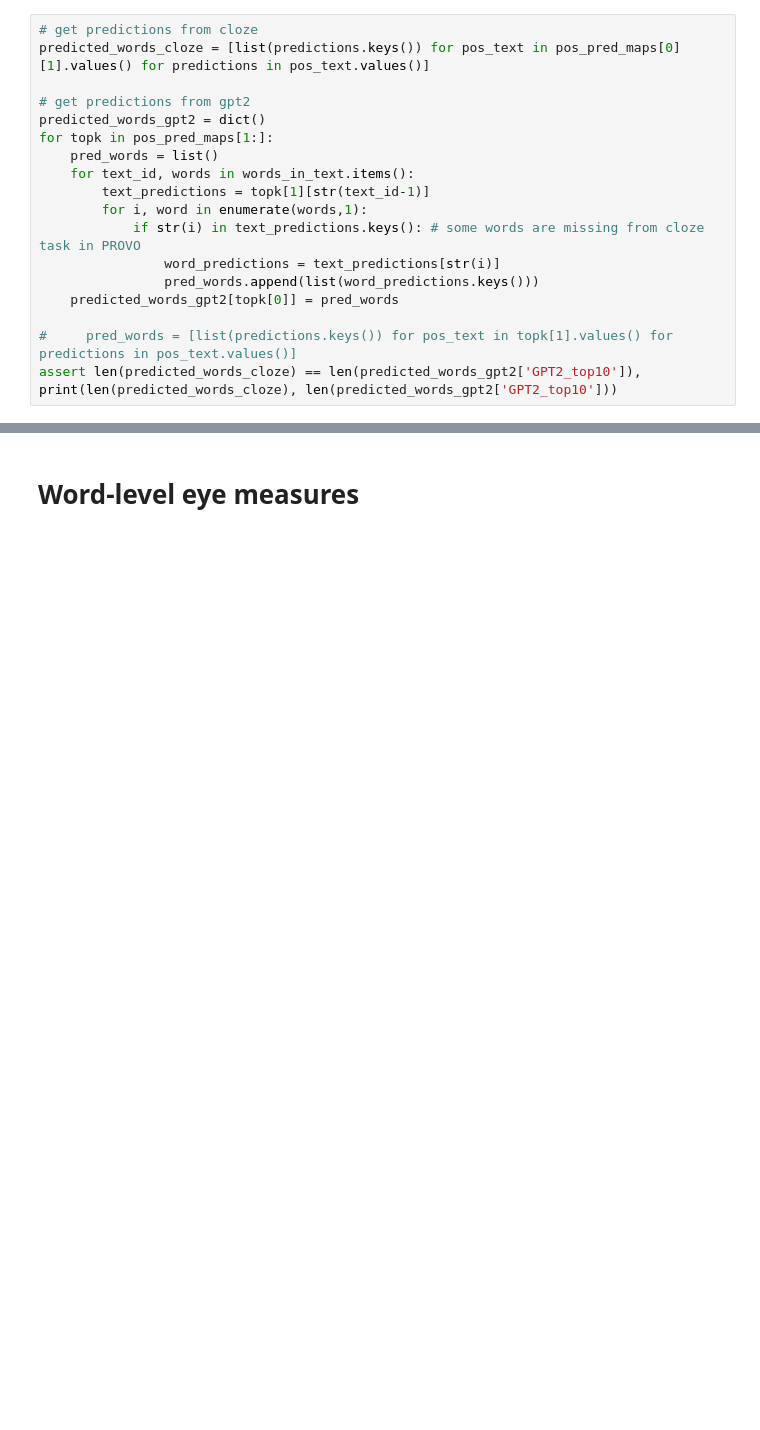
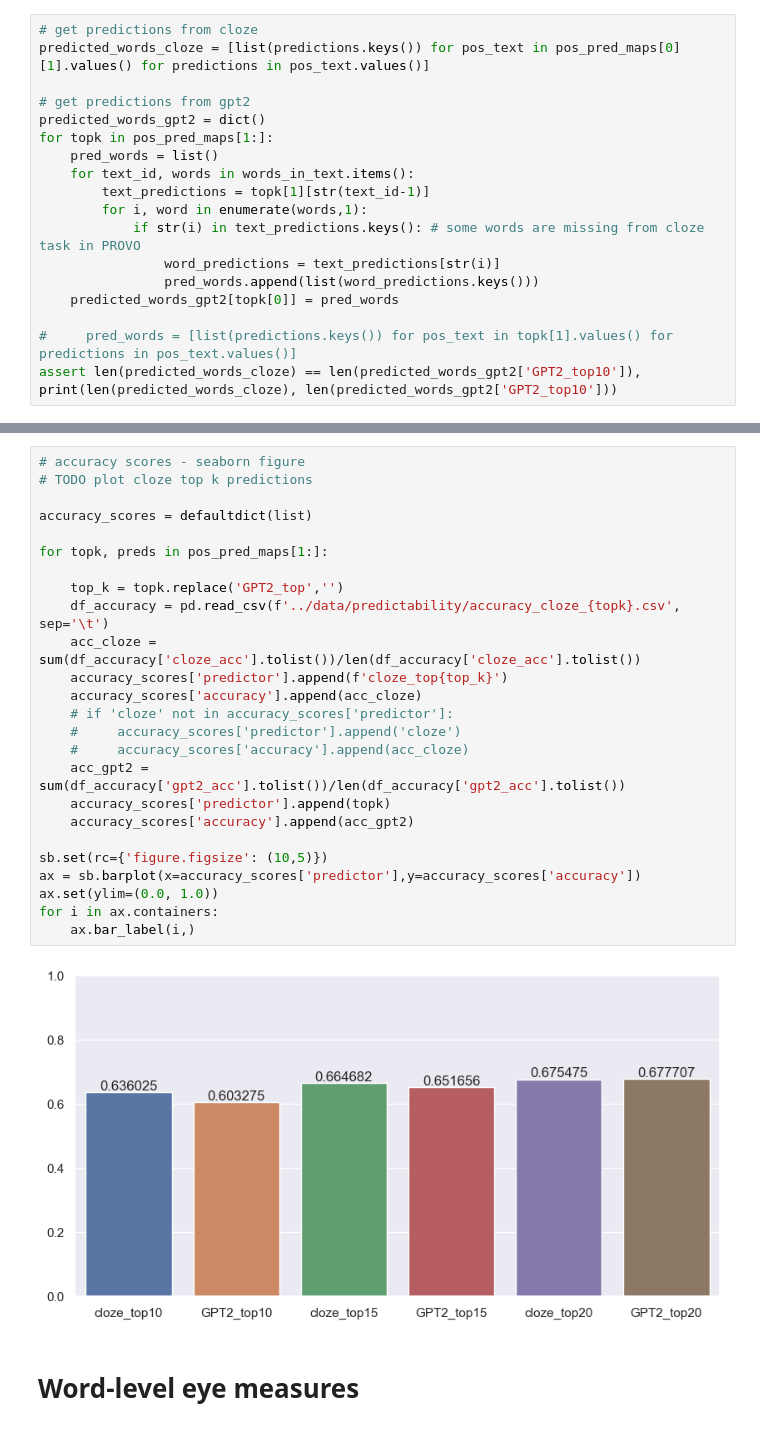
Before and after one commit to dritlopes/OB1-reader-model, a Jupyter notebook: src/evaluation.ipynb, the cells around one changed output, grey strips where cells are left out. Drawn from its saved outputs; the diff is of its cells as text; blank space fills up the shorter version.

```diff
--- a/src/evaluation.ipynb
+++ b/src/evaluation.ipynb
@@ -218,3 +196,30 @@ for i in ax.containers:
+# %%
+# accuracy scores - seaborn figure
+# TODO plot cloze top k predictions
+
+accuracy_scores = defaultdict(list)
+
+for topk, preds in pos_pred_maps[1:]:
+
+    top_k = topk.replace('GPT2_top','')
+    df_accuracy = pd.read_csv(f'../data/predictability/accuracy_cloze_{topk}.csv', sep='\t')
+    acc_cloze = sum(df_accuracy['cloze_acc'].tolist())/len(df_accuracy['cloze_acc'].tolist())
+    accuracy_scores['predictor'].append(f'cloze_top{top_k}')
+    accuracy_scores['accuracy'].append(acc_cloze)
+    # if 'cloze' not in accuracy_scores['predictor']:
+    #     accuracy_scores['predictor'].append('cloze')
+    #     accuracy_scores['accuracy'].append(acc_cloze)
+    acc_gpt2 = sum(df_accuracy['gpt2_acc'].tolist())/len(df_accuracy['gpt2_acc'].tolist())
+    accuracy_scores['predictor'].append(topk)
+    accuracy_scores['accuracy'].append(acc_gpt2)
+
+sb.set(rc={'figure.figsize': (10,5)})
+ax = sb.barplot(x=accuracy_scores['predictor'],y=accuracy_scores['accuracy'])
+ax.set(ylim=(0.0, 1.0))
+for i in ax.containers:
+    ax.bar_label(i,)
+# %% [output]
+[figure, added]
 # %% [markdown]
 # Word-level eye measures
 # %% [markdown]
```
Also changed, not shown: parts of 46 cells of this notebook, 6 other files.
